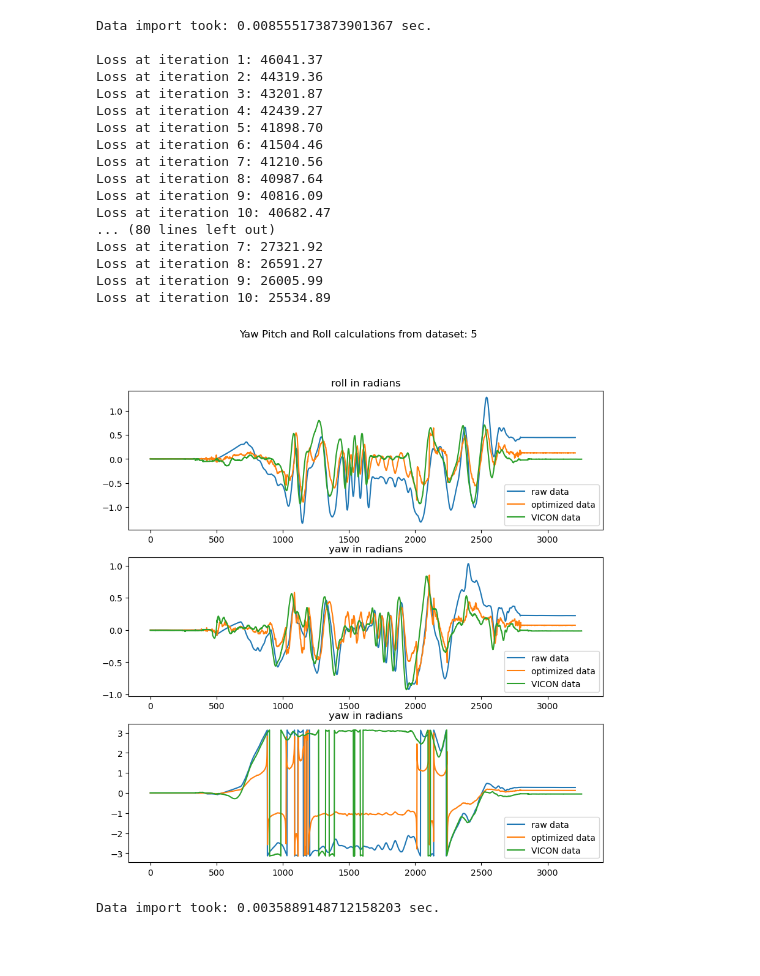
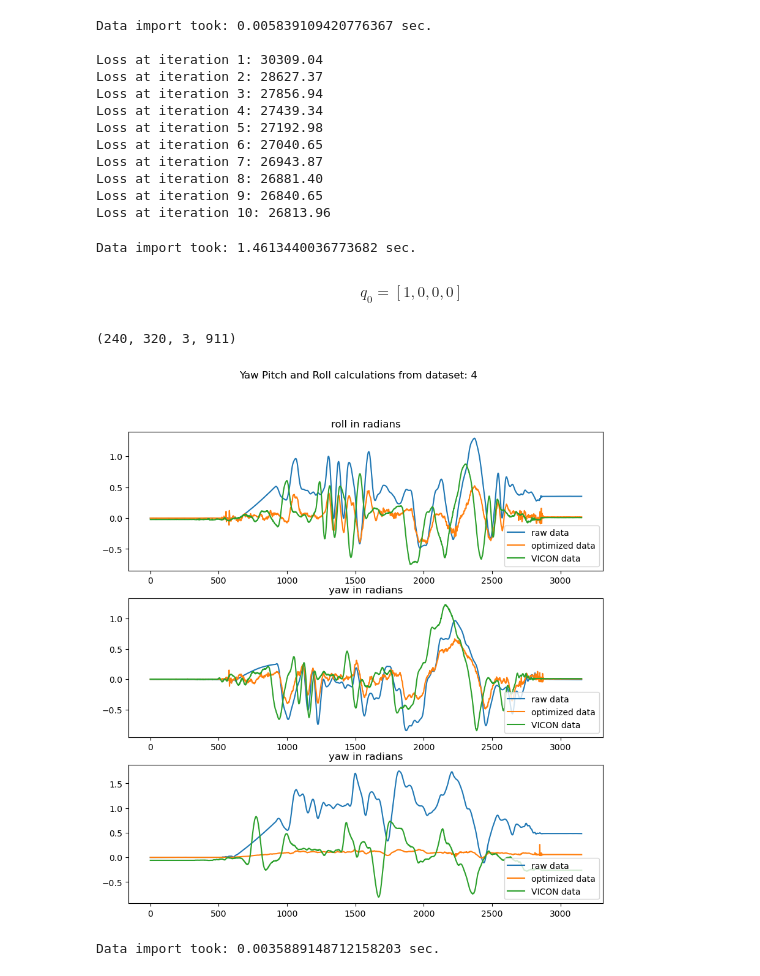
Before and after one commit to Tassadon/ECE276A_PR1, a Jupyter notebook: code/main.ipynb, the cells around one changed output. Cells and saved outputs as stored; diff of their text form; code cells hidden in the pictures; blank space fills up the shorter version.

```diff
--- a/code/main.ipynb
+++ b/code/main.ipynb
@@ -8,27 +8,32 @@ import optimization
 from main import generate_and_save_optimization
 import plot_imu_data
 # %%
-dataset_list="23456789"
+dataset_list=["4"]
 for dataset in dataset_list:
-    generate_and_save_optimization(dataset=dataset,epochs=10,alpha=.003)
+    generate_and_save_optimization(dataset=dataset,epochs=10,alpha=.01,testing=False)
 # %% [output]
-Data import took: 0.008555173873901367 sec.
+Data import took: 0.005839109420776367 sec.
 
-Loss at iteration 1: 46041.37
-Loss at iteration 2: 44319.36
-Loss at iteration 3: 43201.87
-Loss at iteration 4: 42439.27
-Loss at iteration 5: 41898.70
-Loss at iteration 6: 41504.46
-Loss at iteration 7: 41210.56
-Loss at iteration 8: 40987.64
-Loss at iteration 9: 40816.09
-Loss at iteration 10: 40682.47
-... (80 lines left out)
-Loss at iteration 7: 27321.92
-Loss at iteration 8: 26591.27
-Loss at iteration 9: 26005.99
-Loss at iteration 10: 25534.89
+Loss at iteration 1: 30309.04
+Loss at iteration 2: 28627.37
+Loss at iteration 3: 27856.94
+Loss at iteration 4: 27439.34
+Loss at iteration 5: 27192.98
+Loss at iteration 6: 27040.65
+Loss at iteration 7: 26943.87
+Loss at iteration 8: 26881.40
+Loss at iteration 9: 26840.65
+Loss at iteration 10: 26813.96
+# %%
+[camera,imu,Vicd] = load_data.load(fname="../../trainset",dataset="10",camera_data=True,testing=True)
+# %% [output]
+Data import took: 1.4613440036773682 sec.
+# %% [markdown]
+$$ q_0 = [1,0,0,0] $$
+# %%
+print(camera['cam'].shape)
+# %% [output]
+(240, 320, 3, 911)
 # %%
 dataset_1_loss = [54027.50,52294.74,51164.48,50389.90,49838.89,49435.61,49133.80,48903.81,48725.91,48586.50]
 dataset_2_loss = [46041.37,44319.36,43201.87,42439.27,41898.70,41504.46,41210.56,40987.64,40816.09,40682.47]
@@ -42,7 +48,7 @@ dataset_9_loss = [37342.43,34777.38, 32606.05, 30823.34, 29386.06, 28237.43, 273
 # %%
-plot_imu_data.plot(dataset="5",path="/Users/justin/Documents/Homework/ECE 276A/ECE 276A Project 1/ECE276A_PR1/numpy files")
+plot_imu_data.plot(dataset="4",path="/Users/justin/Documents/Homework/ECE 276A/ECE 276A Project 1/ECE276A_PR1/numpy files",testing=False)
 # %% [output]
-[figure, old version]
+[figure, new version]
 # %%
 dataset="3"
 [camera,imu,Vicd] = load_data.load(fname="../../trainset",dataset=dataset)
```
Also changed, not shown: parts of 4 cells of this notebook, 19 other files.
